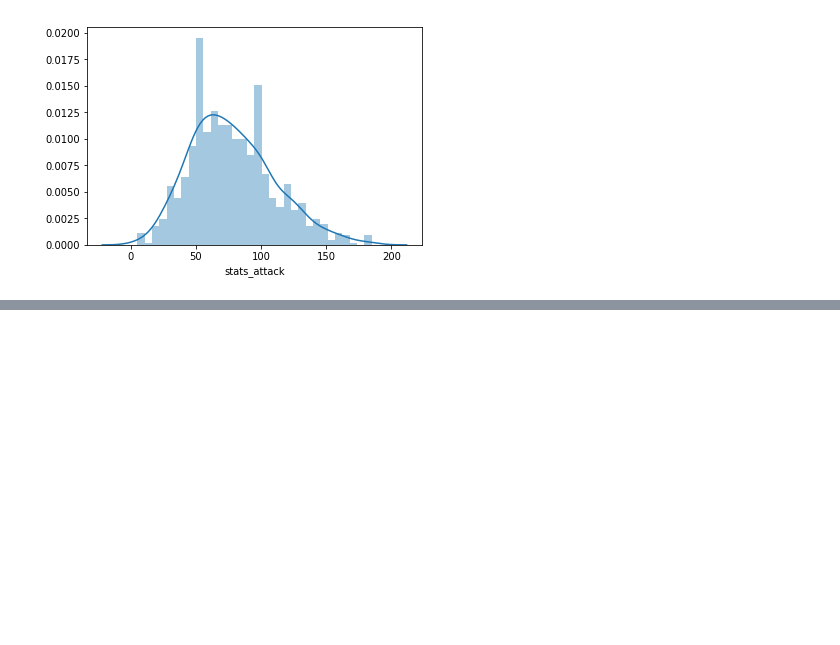
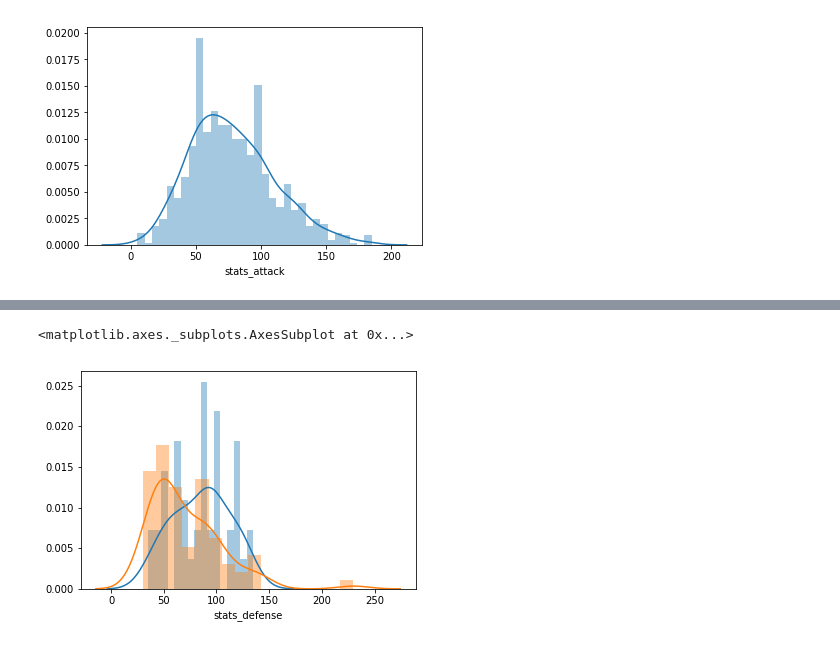
Before and after one commit to noltron000-coursework/datascience-project, a Jupyter notebook: source/pokemon.ipynb, the cells around one changed output, grey strips where cells are left out. Cells and saved outputs as stored; diff of their text form; code cells hidden in the pictures; blank space fills up the shorter version.

```diff
--- a/source/pokemon.ipynb
+++ b/source/pokemon.ipynb
@@ -415,0 +444,6 @@ get_type('ice')
+# %%
+seaborn.distplot(get_type('dragon')['stats_defense'], bins=16)
+seaborn.distplot(get_type('bug')['stats_defense'], bins=16)
+# %% [output]
+<matplotlib.axes._subplots.AxesSubplot at 0x...>
+[figure, added]
```
Also changed, not shown: parts of 29 cells of this notebook.
